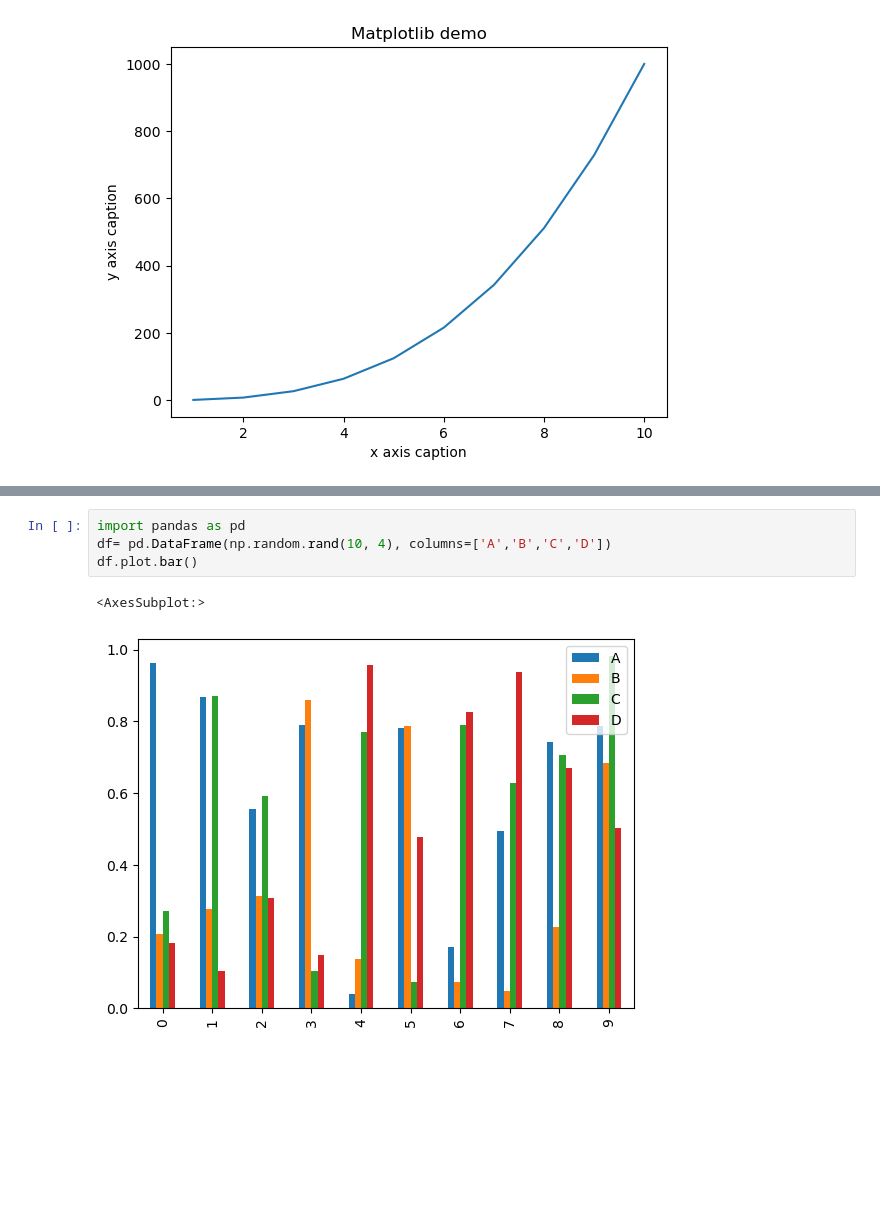
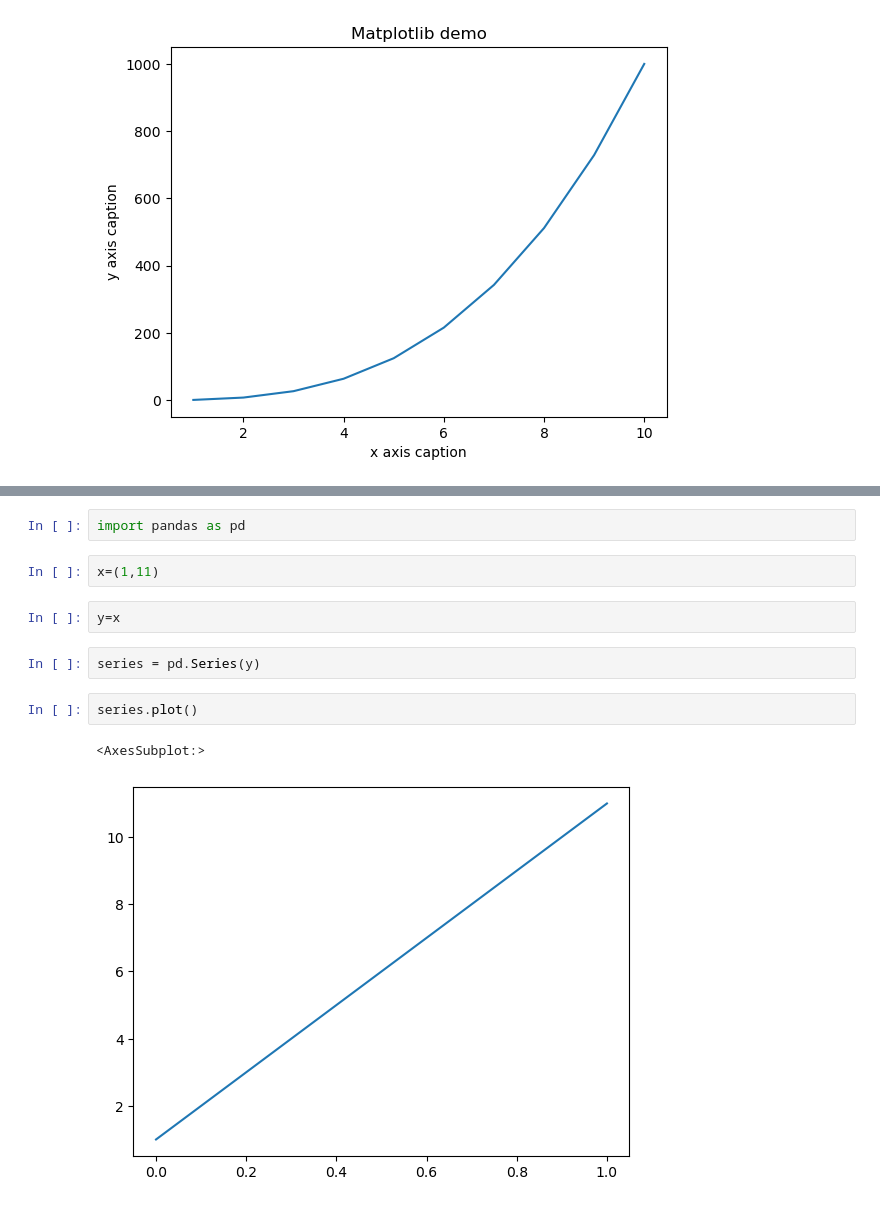
Before and after one commit to Peiyun1128/Y, a Jupyter notebook: Untitled-1.ipynb, the cells around one changed output, grey strips where cells are left out. Drawn from its saved outputs; the diff is of its cells as text; blank space fills up the shorter version.

```diff
--- a/Untitled-1.ipynb
+++ b/Untitled-1.ipynb
@@ -49,7 +29,13 @@ plt.show()
-# %%
-import pandas as pd
-df= pd.DataFrame(np.random.rand(10, 4), columns=['A','B','C','D'])
-df.plot.bar()
-# %% [output]
-<AxesSubplot:>
-[figure, removed]
+# %%
+import pandas as pd
+# %%
+x=(1,11)
+# %%
+y=x
+# %%
+series = pd.Series(y)
+# %%
+series.plot()
+# %% [output]
+<AxesSubplot:>
+[figure, added]
```
Also changed, not shown: parts of 1 cell of this notebook.
